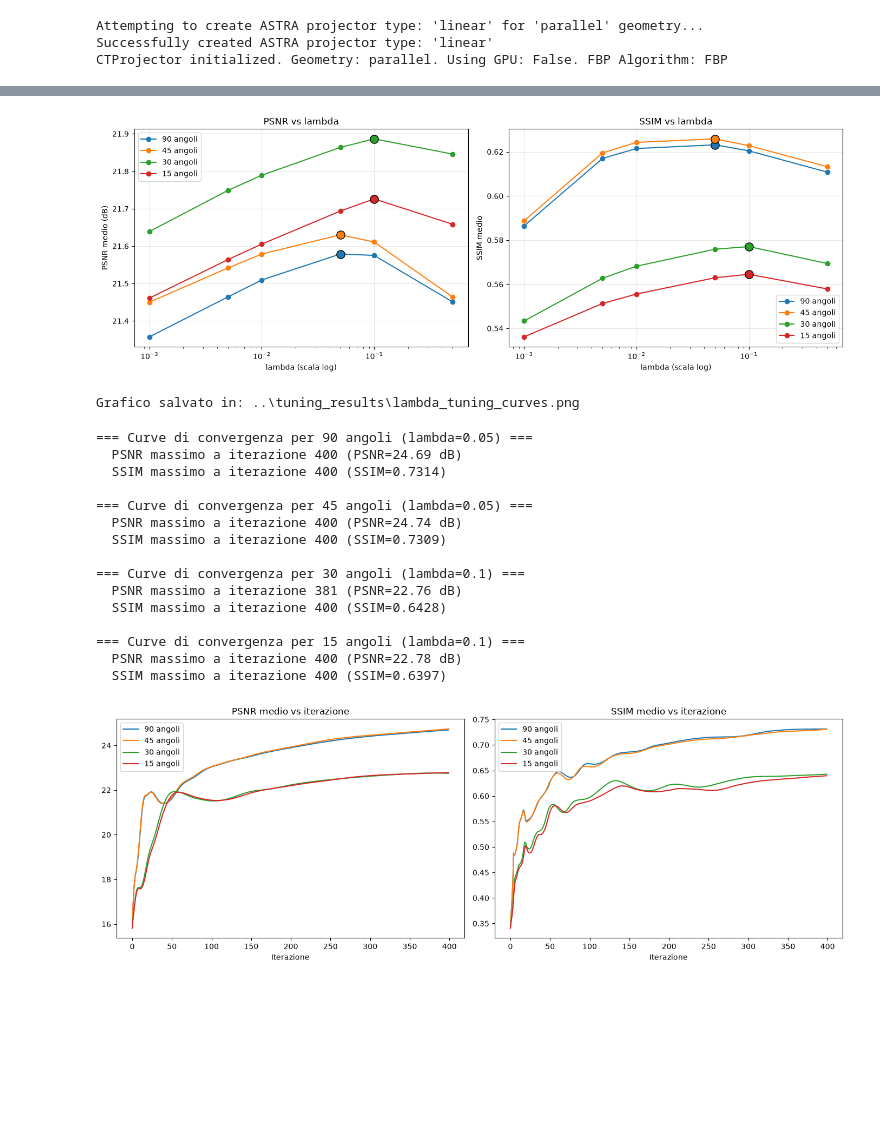
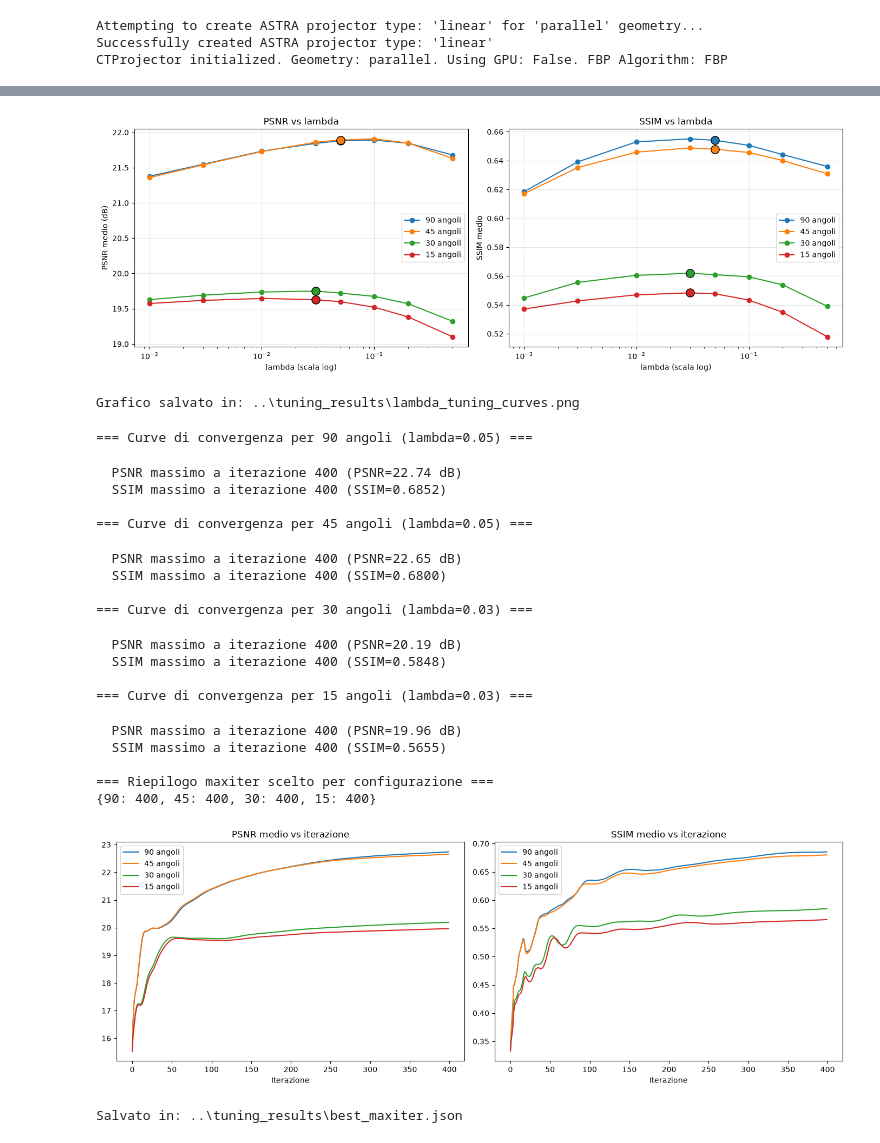
Before and after one commit to Manieri03/limited-angle-ct-reconstruction, a Jupyter notebook: notebooks/03_TV_hyperparametertuning.ipynb, the cells around one changed output, grey strips where cells are left out. Cells and saved outputs as stored; diff of their text form; code cells hidden in the pictures; blank space fills up the shorter version.

```diff
--- a/notebooks/03_TV_hyperparametertuning.ipynb
+++ b/notebooks/03_TV_hyperparametertuning.ipynb
@@ -54,9 +54,9 @@ CTProjector initialized. Geometry: parallel. Using GPU: False. FBP Algorithm: FB
 # ============================================================
 
 VALIDATION_DIR = Path("../dataset_resized/validation_resized")
-N_VAL_SAMPLES = 5
-LAMBDA_CANDIDATES = [1e-3, 5e-3, 1e-2, 5e-2, 1e-1, 5e-1]
-TUNING_MAXITER = 50
+N_VAL_SAMPLES = 12
+LAMBDA_CANDIDATES = [1e-3, 3e-3, 1e-2, 3e-2, 5e-2, 1e-1, 2e-1, 5e-1]
+TUNING_MAXITER = 150
 PSNR_WEIGHT = 0.5
 
 PROJECTORS = {
@@ -228,7 +228,7 @@ plt.show()
 
 print(f"Grafico salvato in: {TUNING_DIR / 'lambda_tuning_curves.png'}")
 # %% [output]
-[figure, old version]
+[figure, new version]
 Grafico salvato in: ..\tuning_results\lambda_tuning_curves.png
 # %%
 # ============================================================
@@ -240,16 +240,18 @@ Grafico salvato in: ..\tuning_results\lambda_tuning_curves.png
 LONG_RUN_MAXITER = 400   # generoso, così vediamo l'intero comportamento
 
 convergence_curves = {}   # n_angles -> (psnr_medio_per_iter, ssim_medio_per_iter)
+best_maxiter_per_config = {}
 
 for n_angles, K_config in PROJECTORS.items():
     lambda_tv = best_lambda_per_config[n_angles]   # riusa il lambda scelto prima
+    solver = ChambollePockTpVConstrained(K_config)  # creato UNA VOLTA per configurazione
     print(f"\n=== Curve di convergenza per {n_angles} angoli (lambda={lambda_tv}) ===")
 
     val_sino_paths = sorted((SINOGRAMS_DIR / "validation" / str(n_angles)).rglob("*.npy"))[:N_VAL_SAMPLES]
 
     psnr_curves, ssim_curves = [], []
 
-    for sino_path in val_sino_paths:
+    for sino_path in tqdm(val_sino_paths, desc=f"[{n_angles} angoli]", leave=False):
         rel_path = sino_path.relative_to(SINOGRAMS_DIR / "validation" / str(n_angles))
         gt_path = (VALIDATION_DIR / rel_path).with_suffix(".png")
 
@@ -260,7 +262,6 @@ for n_angles, K_config in PROJECTORS.items():
         x_true = torch.from_numpy(gt).float().unsqueeze(0).unsqueeze(0)
 
         epsilon = NOISE_LEVEL * torch.norm(y_delta)
-        solver = ChambollePockTpVConstrained(K_config)
 
         _, info = solver(
             y_delta,
@@ -278,45 +279,62 @@ for n_angles, K_config in PROJECTORS.items():
 
     # media delle curve su tutte le immagini del campione
     psnr_mean_curve = np.mean(psnr_curves, axis=0)
     ssim_mean_curve = np.mean(ssim_curves, axis=0)
     convergence_curves[n_angles] = (psnr_mean_curve, ssim_mean_curve)
 
     # trova l'iterazione in cui il PSNR medio raggiunge il massimo
     best_iter_psnr = int(np.argmax(psnr_mean_curve)) + 1
     best_iter_ssim = int(np.argmax(ssim_mean_curve)) + 1
     print(f"  PSNR massimo a iterazione {best_iter_psnr} (PSNR={psnr_mean_curve.max():.2f} dB)")
     print(f"  SSIM massimo a iterazione {best_iter_ssim} (SSIM={ssim_mean_curve.max():.4f})")
 
+    # scelta finale: la più "conservativa" delle due (cattura entrambi i picchi)
+    best_maxiter_per_config[n_angles] = max(best_iter_psnr, best_iter_ssim)
+
+print("\n=== Riepilogo maxiter scelto per configurazione ===")
+print(best_maxiter_per_config)
+
 # ---- Grafico riassuntivo, una curva per configurazione ----
 fig, axs = plt.subplots(1, 2, figsize=(14, 5))
 for n_angles, (psnr_curve, ssim_curve) in convergence_curves.items():
     axs[0].plot(psnr_curve, label=f"{n_angles} angoli")
     axs[1].plot(ssim_curve, label=f"{n_angles} angoli")
 
 axs[0].set_title("PSNR medio vs iterazione")
 axs[0].set_xlabel("Iterazione")
 axs[0].legend()
 
 axs[1].set_title("SSIM medio vs iterazione")
 axs[1].set_xlabel("Iterazione")
 axs[1].legend()
 
 plt.tight_layout()
+plt.savefig(TUNING_DIR / "maxiter_convergence_curves.png", dpi=150)
 plt.show()
+
+# ---- Salvataggio su disco ----
+with open(TUNING_DIR / "best_maxiter.json", "w") as f:
+    json.dump(best_maxiter_per_config, f, indent=2)
+
+print("Salvato in:", TUNING_DIR / "best_maxiter.json")
 # %% [output]
 === Curve di convergenza per 90 angoli (lambda=0.05) ===
-  PSNR massimo a iterazione 400 (PSNR=24.69 dB)
-  SSIM massimo a iterazione 400 (SSIM=0.7314)
-
-=== Curve di convergenza per 45 angoli (lambda=0.05) ===
-  PSNR massimo a iterazione 400 (PSNR=24.74 dB)
-  SSIM massimo a iterazione 400 (SSIM=0.7309)
-
-=== Curve di convergenza per 30 angoli (lambda=0.1) ===
-  PSNR massimo a iterazione 381 (PSNR=22.76 dB)
-  SSIM massimo a iterazione 400 (SSIM=0.6428)
-
-=== Curve di convergenza per 15 angoli (lambda=0.1) ===
-  PSNR massimo a iterazione 400 (PSNR=22.78 dB)
-  SSIM massimo a iterazione 400 (SSIM=0.6397)
+  PSNR massimo a iterazione 400 (PSNR=22.74 dB)
+  SSIM massimo a iterazione 400 (SSIM=0.6852)
+
+=== Curve di convergenza per 45 angoli (lambda=0.05) ===
+  PSNR massimo a iterazione 400 (PSNR=22.65 dB)
+  SSIM massimo a iterazione 400 (SSIM=0.6800)
+
+=== Curve di convergenza per 30 angoli (lambda=0.03) ===
+  PSNR massimo a iterazione 400 (PSNR=20.19 dB)
+  SSIM massimo a iterazione 400 (SSIM=0.5848)
+
+=== Curve di convergenza per 15 angoli (lambda=0.03) ===
+  PSNR massimo a iterazione 400 (PSNR=19.96 dB)
+  SSIM massimo a iterazione 400 (SSIM=0.5655)
+
+=== Riepilogo maxiter scelto per configurazione ===
+{90: 400, 45: 400, 30: 400, 15: 400}
-[figure, old version]
+[figure, new version]
+Salvato in: ..\tuning_results\best_maxiter.json
```
Also changed, not shown: parts of 1 cell of this notebook, 6 other files.
